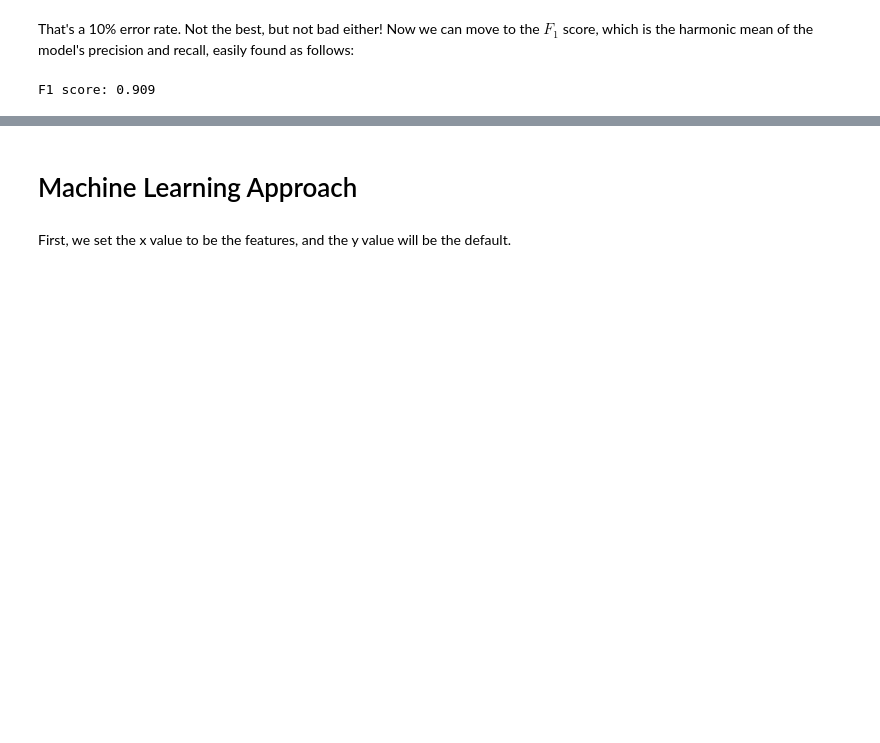
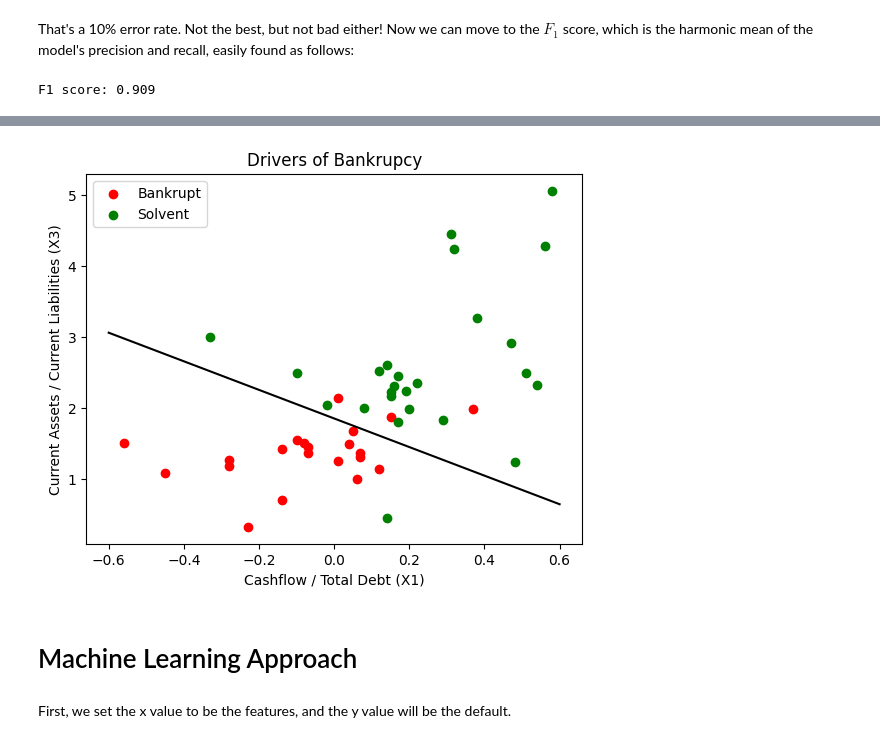
Before and after one commit to lmr97/datamining_proj3, a Jupyter notebook: Group2-LogisticRegression.ipynb, the cells around one changed output, grey strips where cells are left out. Drawn from its saved outputs; the diff is of its cells as text; code cells hidden in the pictures; blank space fills up the shorter version.

```diff
--- a/Group2-LogisticRegression.ipynb
+++ b/Group2-LogisticRegression.ipynb
@@ -14,9 +14,14 @@ import math
 # %%
 df1 = pd.read_csv("bankruptcy.csv")
 df1['Intercept'] = 1  # allows the regression to have an intercept
+
 x_train, x_test = train_test_split(df1[['X1', 'X2', 'X3', 'X4', 'Intercept']],
-                                   test_size=0.2, random_state=120)
-y_train, y_test = train_test_split(df1['Group'], test_size=0.2, random_state=120)
+                                   test_size=0.2,
+                                   random_state=120)
+
+y_train, y_test = train_test_split(df1['Group'],
+                                   test_size=0.2,
+                                   random_state=120)
 # %%
 full_model = sm.Logit(y_train, x_train)
 full_model_fit = full_model.fit()
@@ -239,0 +283,4 @@ There are only two outcomes in this data, and since there are two input variable
+# %%
+print(logit_model_fit.params, end="\n\n")
+l_coef = logit_model_fit.params/-logit_model_fit.params[1] # linear coefficients
+print(l_coef)
@@ -240,3 +311,27 @@ There are only two outcomes in this data, and since there are two input variable
+# %%
+plt.scatter(df1['X1'][df1.Group == 0],
+            df1['X3'][df1.Group == 0],
+            c='red')
+
+plt.scatter(df1['X1'][df1.Group == 1],
+            df1['X3'][df1.Group == 1],
+            c='green')
+
+plt.plot([-0.6, 0.6],
+         [l_coef[2] + l_coef[0]*(-0.6),
+          l_coef[2] + l_coef[0]*( 0.6)],
+         'k-')
+
+plt.title ("Drivers of Bankrupcy")
+plt.xlabel('Cashflow / Total Debt (X1)')
+plt.ylabel('Current Assets / Current Liabilities (X3)')
+
+plt.legend({'Bankrupt': 'red',
+            'Solvent': 'green'})
+
+plt.show()
+# %% [output]
+[figure, added]
 # %% [markdown]
 # Machine Learning Approach
 # %%
```
Also changed, not shown: parts of 16 cells of this notebook.
